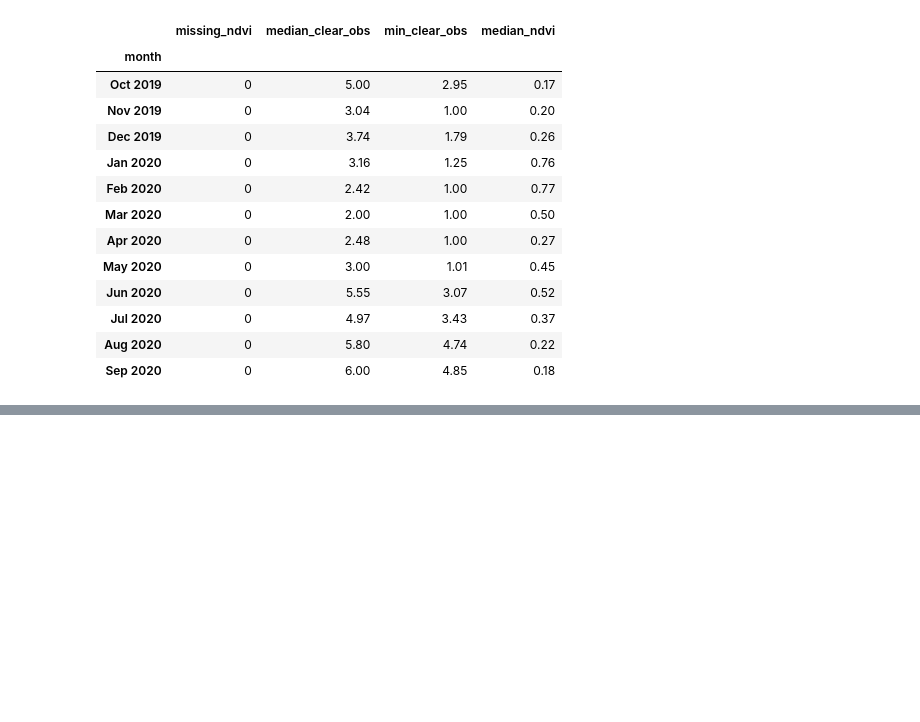
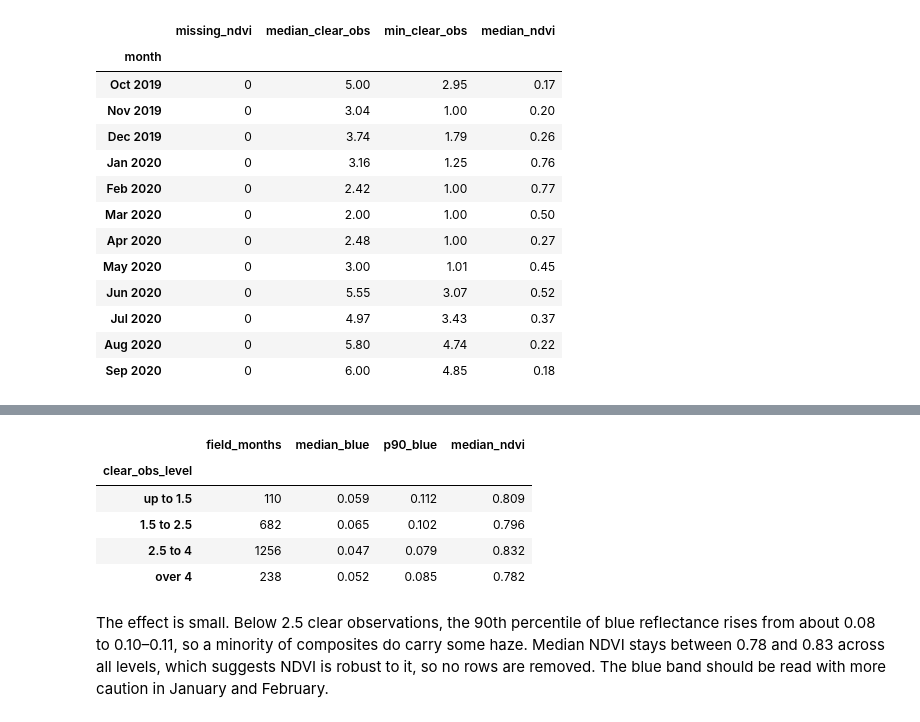
Before and after one commit to lucasmd30/crop-classification-sentinel2, a Jupyter notebook: crop_classification.ipynb, the cells around one changed output, grey strips where cells are left out. Cells and saved outputs as stored; diff of their text form; code cells hidden in the pictures; blank space fills up the shorter version.

```diff
--- a/crop_classification.ipynb
+++ b/crop_classification.ipynb
@@ -276,0 +368,24 @@ quality
+# %%
+rainy = with_group[
+    (with_group["group"] == "Soybean")
+    & (with_group["label"] == "Soybean")
+    & with_group["month"].isin(pd.to_datetime(["2020-01-01", "2020-02-01"]))
+].copy()
+rainy["clear_obs_level"] = pd.cut(
+    rainy["clear_obs"], bins=[0, 1.5, 2.5, 4, 20], labels=["up to 1.5", "1.5 to 2.5", "2.5 to 4", "over 4"]
+)
+rainy.groupby("clear_obs_level", observed=True).agg(
+    field_months=("id", "size"),
+    median_blue=("B2", "median"),
+    p90_blue=("B2", lambda values: values.quantile(0.9)),
+    median_ndvi=("NDVI", "median"),
+).round(3)
+# %% [output]
+|  | field_months | median_blue | p90_blue | median_ndvi |
+| clear_obs_level |  |  |  |  |
+| up to 1.5 | 110 | 0.059 | 0.112 | 0.809 |
+| 1.5 to 2.5 | 682 | 0.065 | 0.102 | 0.796 |
+| 2.5 to 4 | 1256 | 0.047 | 0.079 | 0.832 |
+| over 4 | 238 | 0.052 | 0.085 | 0.782 |
+# %% [markdown]
+The effect is small. Below 2.5 clear observations, the 90th percentile of blue reflectance rises from about 0.08 to 0.10–0.11, so a minority of composites do carry some haze. Median NDVI stays between 0.78 and 0.83 across all levels, which suggests NDVI is robust to it, so no rows are removed. The blue band should be read with more caution in January and February.
```
Also changed, not shown: parts of 12 cells of this notebook.
